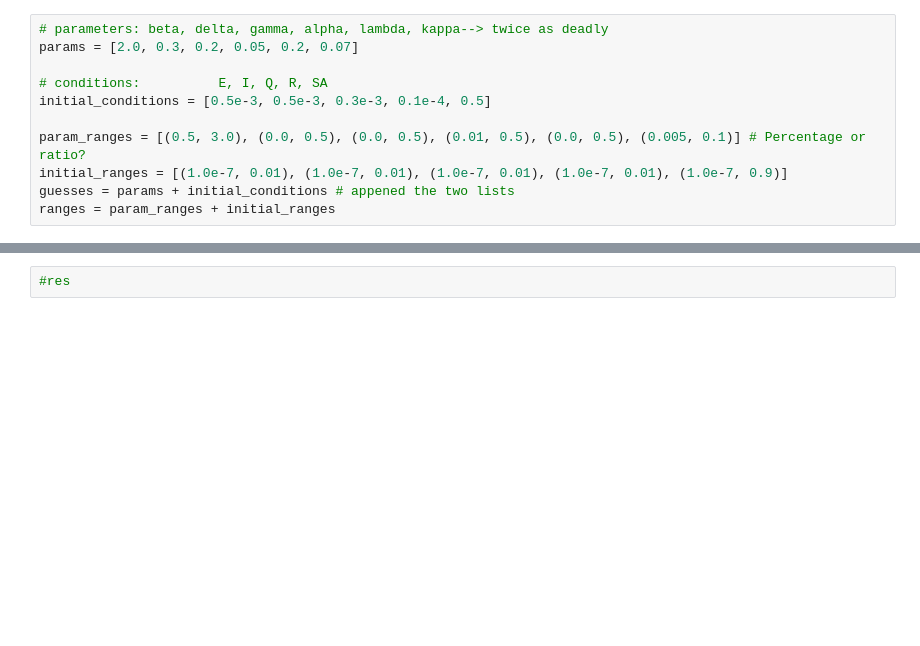
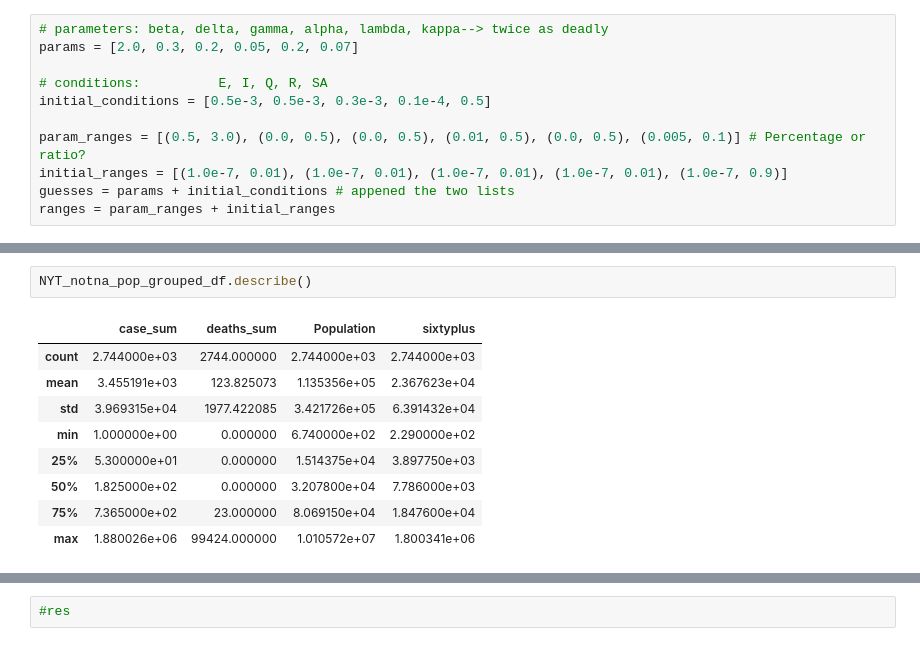
Before and after one commit to danielnee2/SKTW, a Jupyter notebook: exploratory/models_exploreSEIR_YLN.ipynb, the cells around one changed output, grey strips where cells are left out. Cells and saved outputs as stored; diff of their text form; blank space fills up the shorter version.

```diff
--- a/exploratory/models_exploreSEIR_YLN.ipynb
+++ b/exploratory/models_exploreSEIR_YLN.ipynb
@@ -1136,0 +1173,12 @@ d[-5:] # why sussceptable started at full population?
+# %%
+NYT_notna_pop_grouped_df.describe()
+# %% [output]
+|  | case_sum | deaths_sum | Population | sixtyplus |
+| count | 2.744000e+03 | 2744.000000 | 2.744000e+03 | 2.744000e+03 |
+| mean | 3.455191e+03 | 123.825073 | 1.135356e+05 | 2.367623e+04 |
+| std | 3.969315e+04 | 1977.422085 | 3.421726e+05 | 6.391432e+04 |
+| min | 1.000000e+00 | 0.000000 | 6.740000e+02 | 2.290000e+02 |
+| 25% | 5.300000e+01 | 0.000000 | 1.514375e+04 | 3.897750e+03 |
+| 50% | 1.825000e+02 | 0.000000 | 3.207800e+04 | 7.786000e+03 |
+| 75% | 7.365000e+02 | 23.000000 | 8.069150e+04 | 1.847600e+04 |
+| max | 1.880026e+06 | 99424.000000 | 1.010572e+07 | 1.800341e+06 |
```
Also changed, not shown: parts of 15 cells of this notebook.
